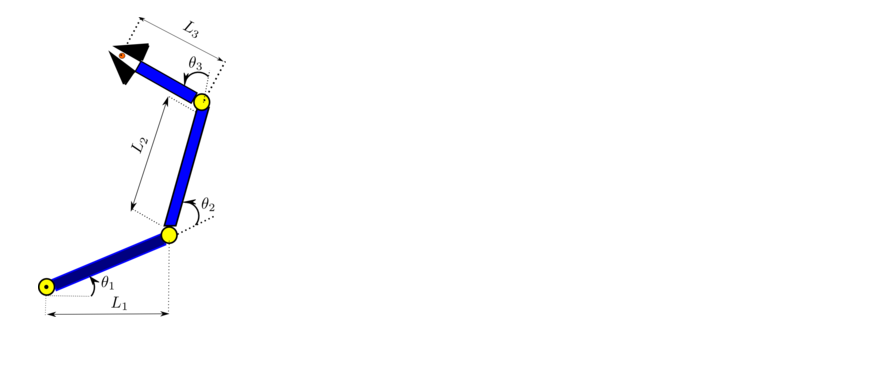
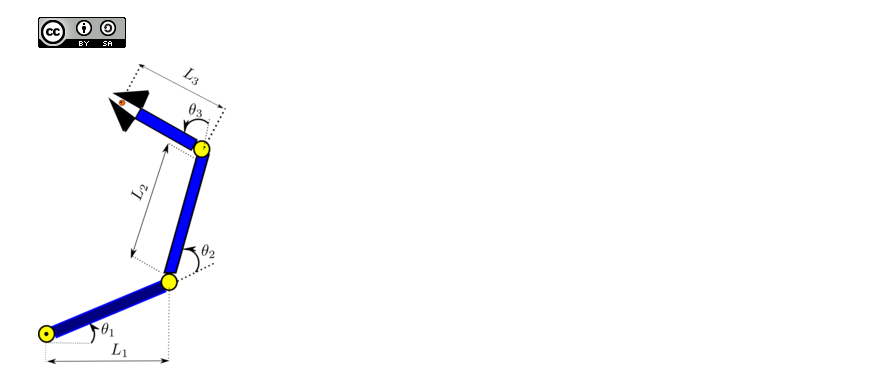
Before and after one commit to elsuizo/Control_de_robots_py, a Jupyter notebook: tp2.ipynb, the cells around one changed output. Drawn from its saved outputs; the diff is of its cells as text; code cells hidden in the pictures; blank space fills up the shorter version.

```diff
--- a/tp2.ipynb
+++ b/tp2.ipynb
@@ -19,6 +19,10 @@
 #### Determinar los parámetros de links($a_{i-1}$, $\alpha_{i-1}$, $d_{i}$, $\theta_{i}$) y la cinemática ($^{0}_{3}T$) del manipulador de tres brazos planar (3R) de la figura siguiente:
 # %%
 from IPython.core.display import Image
+# %%
+Image(filename='copy_left.png')
+# %% [output]
+[figure, added]
 # %%
 Image(filename='robot1_tp2_300.png')
 # %% [output]
```
Also changed, not shown: parts of 2 cells of this notebook.
